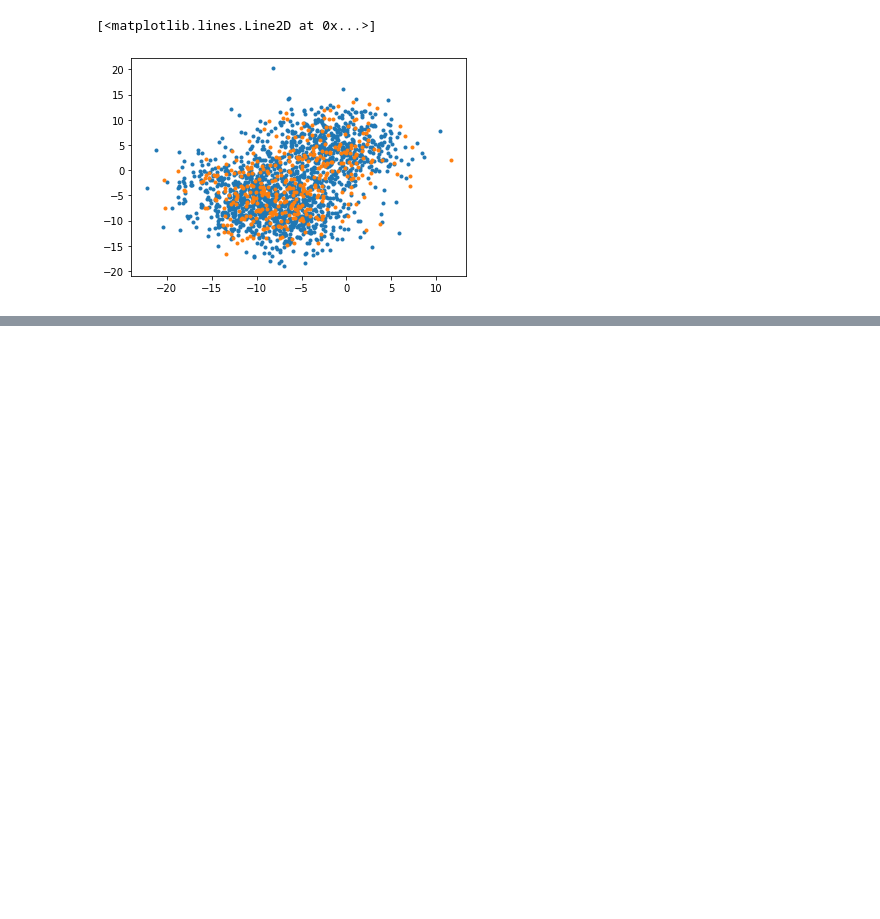
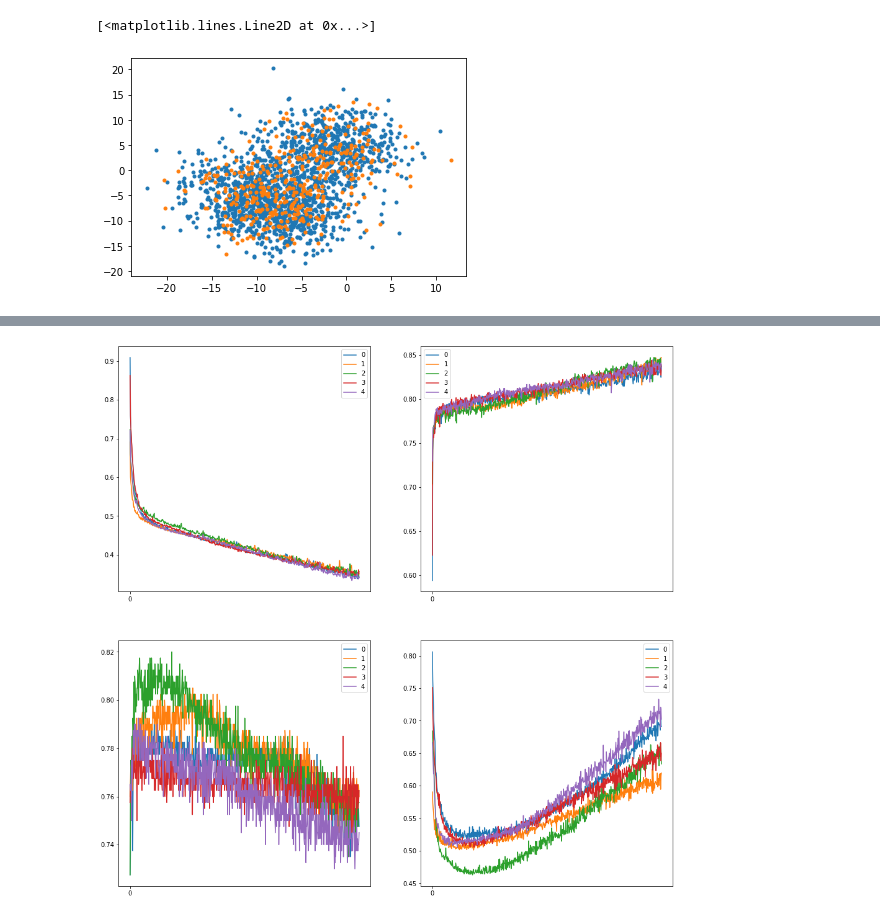
Before and after one commit to namiyousef/Medium, a Jupyter notebook: 6_ValidationSplit/Validation_Split.ipynb, the cells around one changed output, grey strips where cells are left out. Saved outputs shown, nothing was run; the diff lists cells and outputs as text; code cells hidden in the pictures; blank space fills up the shorter version.

Commit message:
made some changes to Validation_Split.ipynb

```diff
--- a/6_ValidationSplit/Validation_Split.ipynb
+++ b/6_ValidationSplit/Validation_Split.ipynb
@@ -138,0 +147,43 @@ model.evaluate(X_test, y_test)
+# %%
+def cross_validate(K = 5, **kwargs):
+    scores = []
+    histories = []
+    X = np.concatenate((X_train, X_test), axis = 0)
+    y = np.concatenate((y_train, y_test), axis = 0)
+    for train, test in KFold(n_splits=K, shuffle=True).split(X,y):
+        model = compile_model()
+        start = time()
+        histories.append(model.fit(X[train], y[train],
+                                   validation_data = (X[test],y[test]),
+                                   **kwargs).history)
+        print(time() - start)
+        scores.append(model.evaluate(X[test], y[test], verbose = 0))
+    print("average loss: ", np.asarray(scores)[:,0].mean())
+    print("average accuracy: ", np.asarray(scores)[:,1].mean()) # make sure that accuracy is the first metric in compile
+    print(model.summary())
+    #model = compile_model()
+    #model.fit(data[0],data[2],**kwargs)
+    #print(model.evaluate(data[1],data[3]))
+    return scores, histories
+
+def plot_histories(histories, metrics = ['loss', 'accuracy', 'val_accuracy','val_loss']):
+    fig, axes = plt.subplots(nrows = (len(metrics) - 1) // 2 + 1, ncols = 2, figsize = (16,16))
+    axes = axes.reshape((len(metrics) - 1) // 2 + 1, 2)
+    for i,metric in enumerate(metrics):
+        for history in histories:
+            axes[(i+2)//2 - 1, 1 - (i+1)%2].plot(history[metric])
+            axes[(i+2)//2 - 1, 1 - (i+1)%2].legend([i for i in range(len(histories))])
+
+
+            #axes[(i+2)//2 - 1, 1 - (i+1)%2].axhline(y=max(history[metric]))
+            axes[(i+2)//2 - 1, 1 - (i+1)%2].set_xticks(
+                np.arange(max(history[metric]))
+            )
+# %%
+scores, histories = cross_validate(K = 5,
+                                   epochs = 600,
+                                   # set to 1000 for good performance on YOUR model
+                                   verbose = 0,
+                                   batch_size = 128, # best when set to 50, 128 does not work bad either? So does 156! Early stopping will probably really help you model !
+                                   # set to 128 for your model
+                                   shuffle = True)
@@ -138,0 +208,4 @@ model.evaluate(X_test, y_test)
+# %%
+plot_histories(histories)
+# %% [output]
+[figure, added]
```
Also changed, not shown: parts of 5 cells of this notebook.
